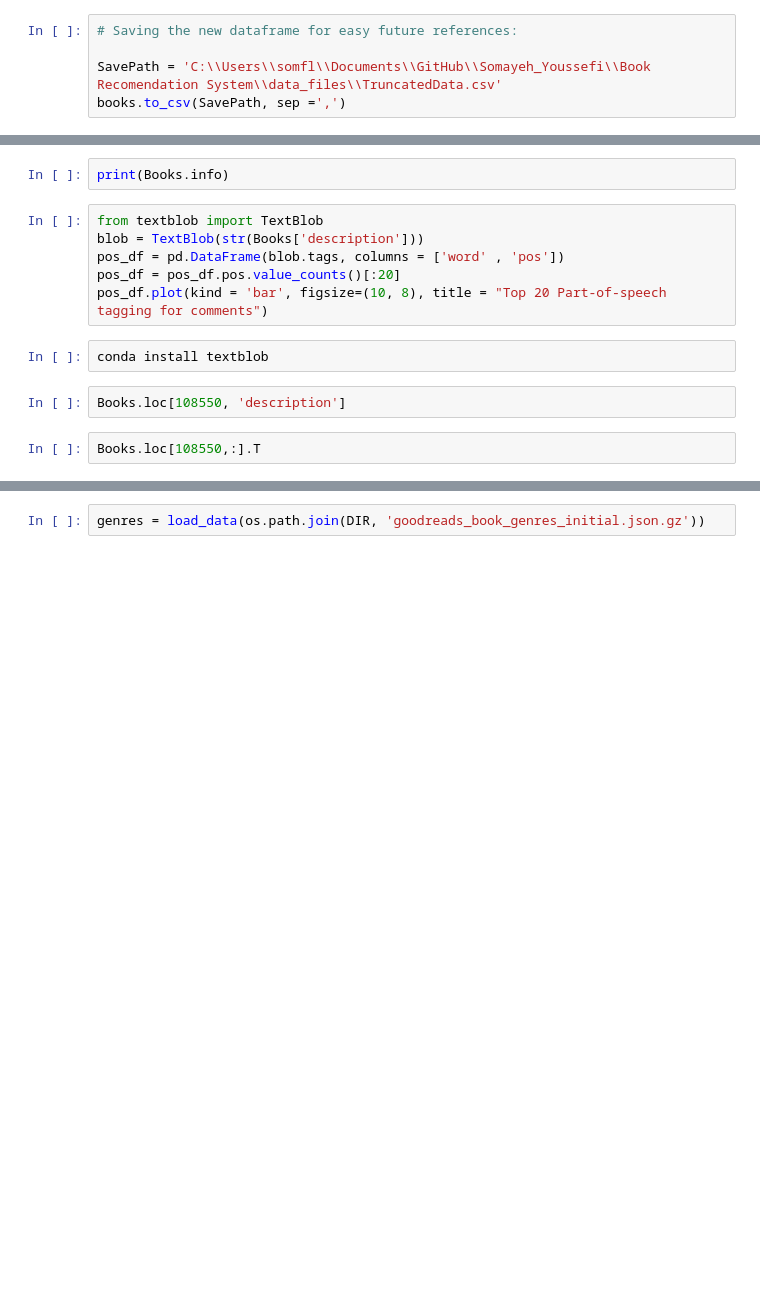
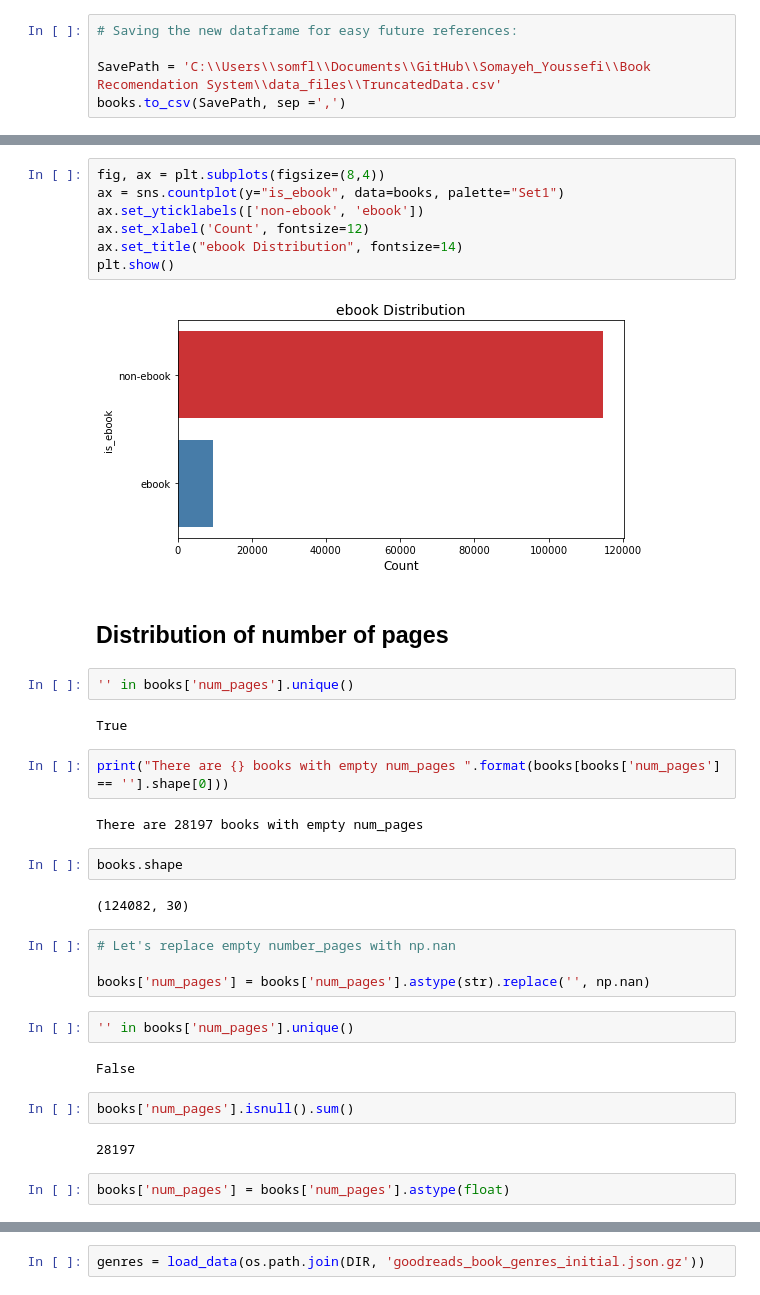
Before and after one commit to somayehY/Somayeh_Youssefi, a Jupyter notebook: Book Recomendation System/BookRecomSys_DataWrangling.ipynb, the cells around one changed output, grey strips where cells are left out. Saved outputs shown, nothing was run; the diff lists cells and outputs as text; blank space fills up the shorter version.

```diff
--- a/Book Recomendation System/BookRecomSys_DataWrangling.ipynb
+++ b/Book Recomendation System/BookRecomSys_DataWrangling.ipynb
@@ -646,14 +515,37 @@ ReviewsDF.loc[150806,'review_text']
-# %%
-print(Books.info)
-# %%
-from textblob import TextBlob
-blob = TextBlob(str(Books['description']))
-pos_df = pd.DataFrame(blob.tags, columns = ['word' , 'pos'])
-pos_df = pos_df.pos.value_counts()[:20]
-pos_df.plot(kind = 'bar', figsize=(10, 8), title = "Top 20 Part-of-speech tagging for comments")
-# %%
-conda install textblob
-# %%
-Books.loc[108550, 'description']
-# %%
-Books.loc[108550,:].T
+# %%
+fig, ax = plt.subplots(figsize=(8,4))
+ax = sns.countplot(y="is_ebook", data=books, palette="Set1")
+ax.set_yticklabels(['non-ebook', 'ebook'])
+ax.set_xlabel('Count', fontsize=12)
+ax.set_title("ebook Distribution", fontsize=14)
+plt.show()
+# %% [output]
+[figure, added]
+# %% [markdown]
+## Distribution of number of pages
+# %%
+'' in books['num_pages'].unique()
+# %% [output]
+True
+# %%
+print("There are {} books with empty num_pages ".format(books[books['num_pages'] == ''].shape[0]))
+# %% [output]
+There are 28197 books with empty num_pages
+# %%
+books.shape
+# %% [output]
+(124082, 30)
+# %%
+# Let's replace empty number_pages with np.nan
+
+books['num_pages'] = books['num_pages'].astype(str).replace('', np.nan)
+# %%
+'' in books['num_pages'].unique()
+# %% [output]
+False
+# %%
+books['num_pages'].isnull().sum()
+# %% [output]
+28197
+# %%
+books['num_pages'] = books['num_pages'].astype(float)
```
Also changed, not shown: parts of 91 cells of this notebook.
